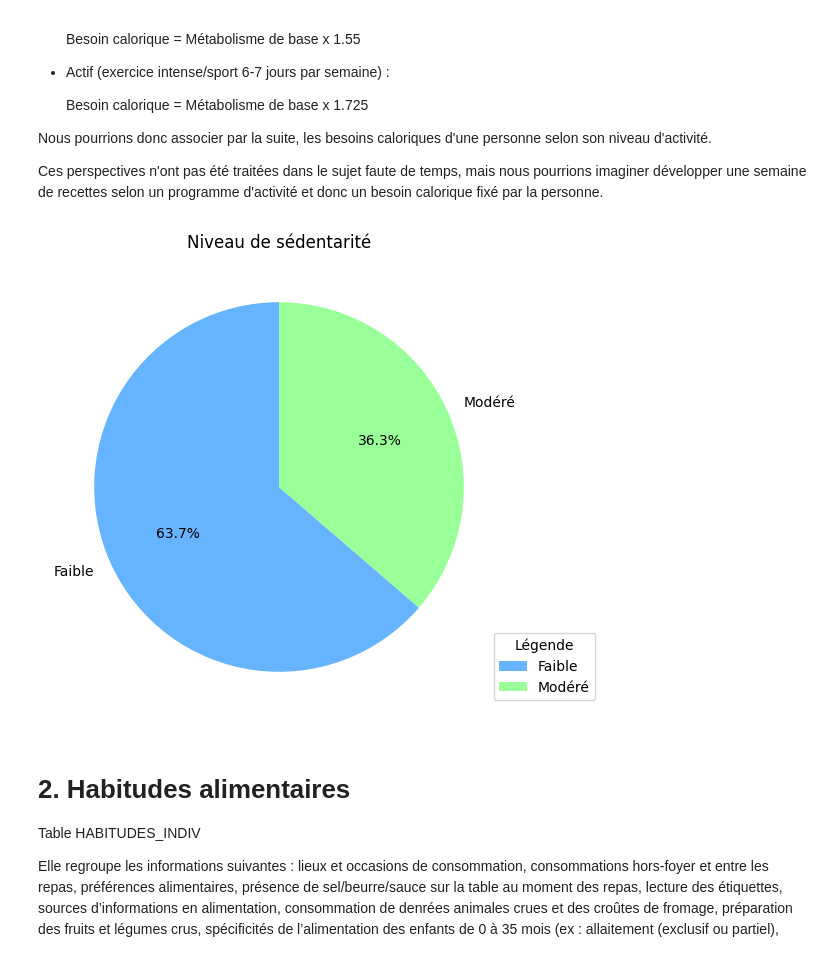
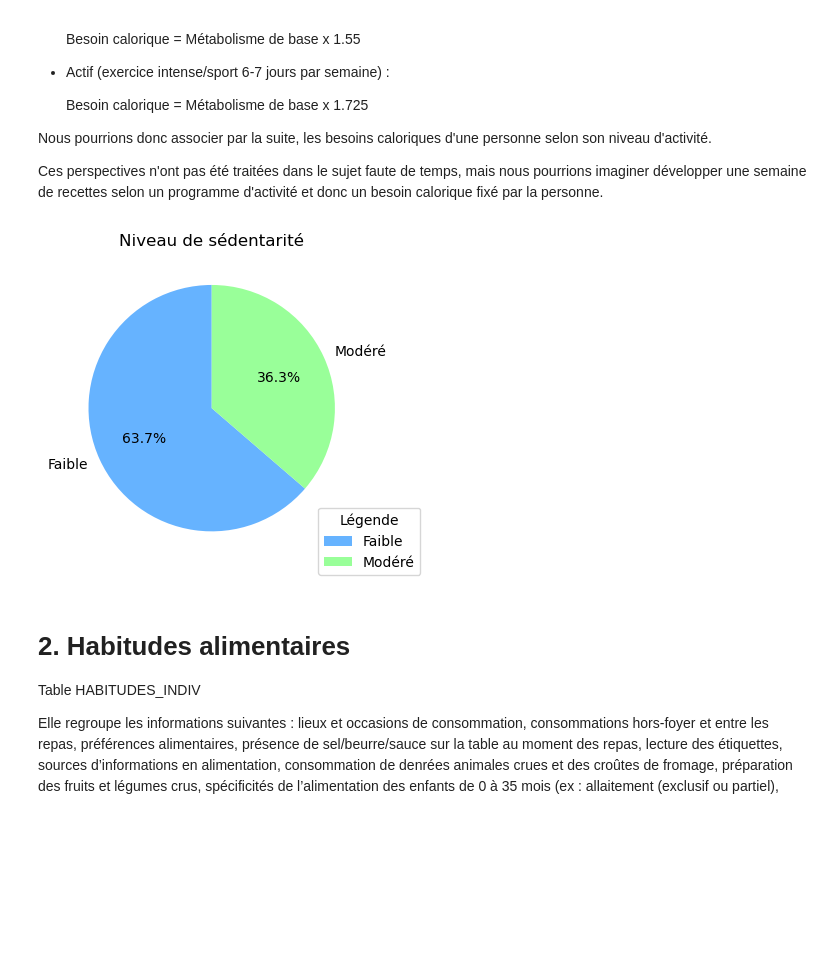
Before and after one commit to Emilecoding/Python-2A-Ensae, a Jupyter notebook: Notebook final.ipynb, the cells around one changed output. Cells and saved outputs as stored; diff of their text form; code cells hidden in the pictures; blank space fills up the shorter version.

```diff
--- a/Notebook final.ipynb
+++ b/Notebook final.ipynb
@@ -188,15 +178,15 @@ Ces perspectives n'ont pas été traitées dans le sujet faute de temps, mais no
 # %%
 col = "sedentarite"
 mapping_labels = {1: 'Faible', 2: 'Modéré', 3: 'Elevé'}
 activ_sedentaire[col] = activ_sedentaire[col].map(mapping_labels)
 count_by_format = activ_sedentaire[col].value_counts()
-plt.figure(figsize=(6, 6))
+plt.figure(figsize=(4, 4))
 plt.pie(count_by_format, labels=count_by_format.index, autopct='%1.1f%%', startangle=90, colors=['#66b3ff', '#99ff99', '#ffcc99'])
 plt.title("Niveau de sédentarité")
 plt.legend(title = "Légende", loc='upper right', bbox_to_anchor=(1.2, 0.2))
 plt.show()
 # %% [output]
-[figure, old version]
+[figure, new version]
 # %% [markdown]
 # **2. Habitudes alimentaires**
 
```
Also changed, not shown: parts of 12 cells of this notebook, 1 other file.
